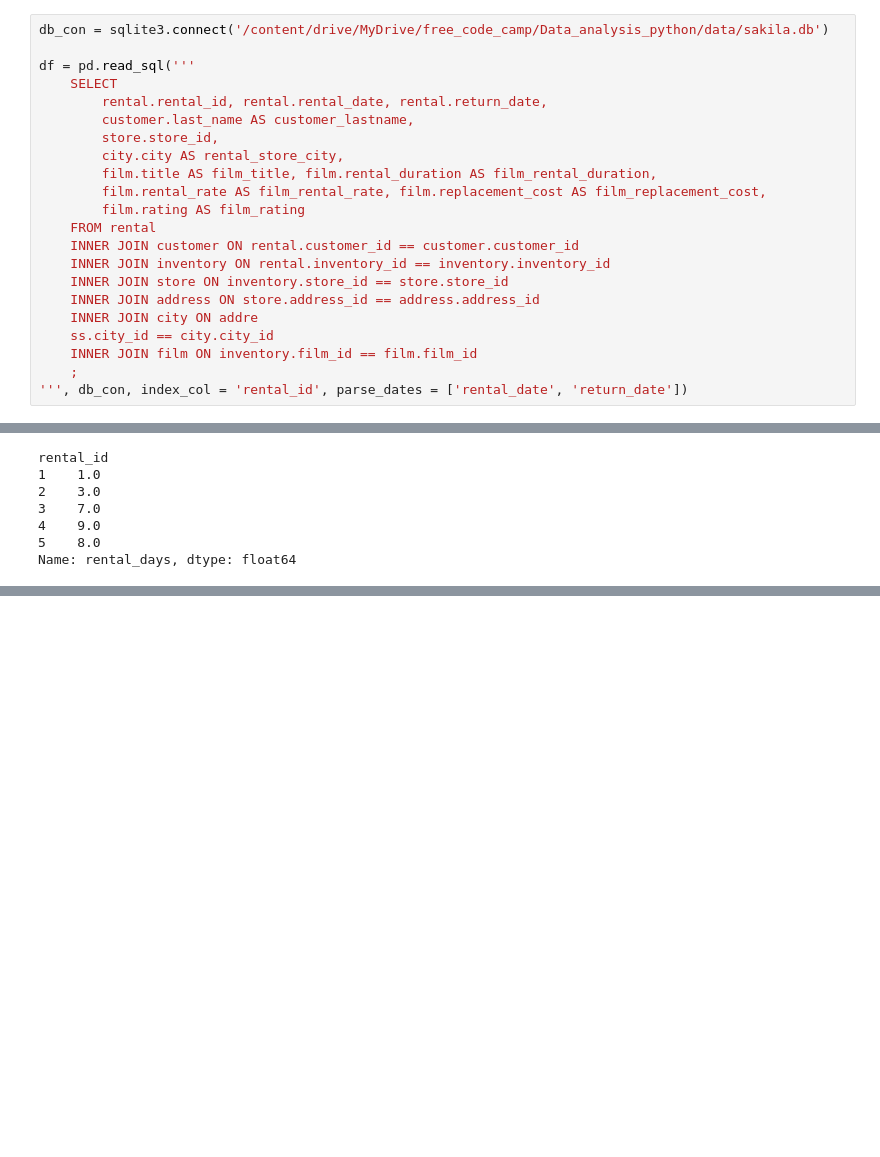
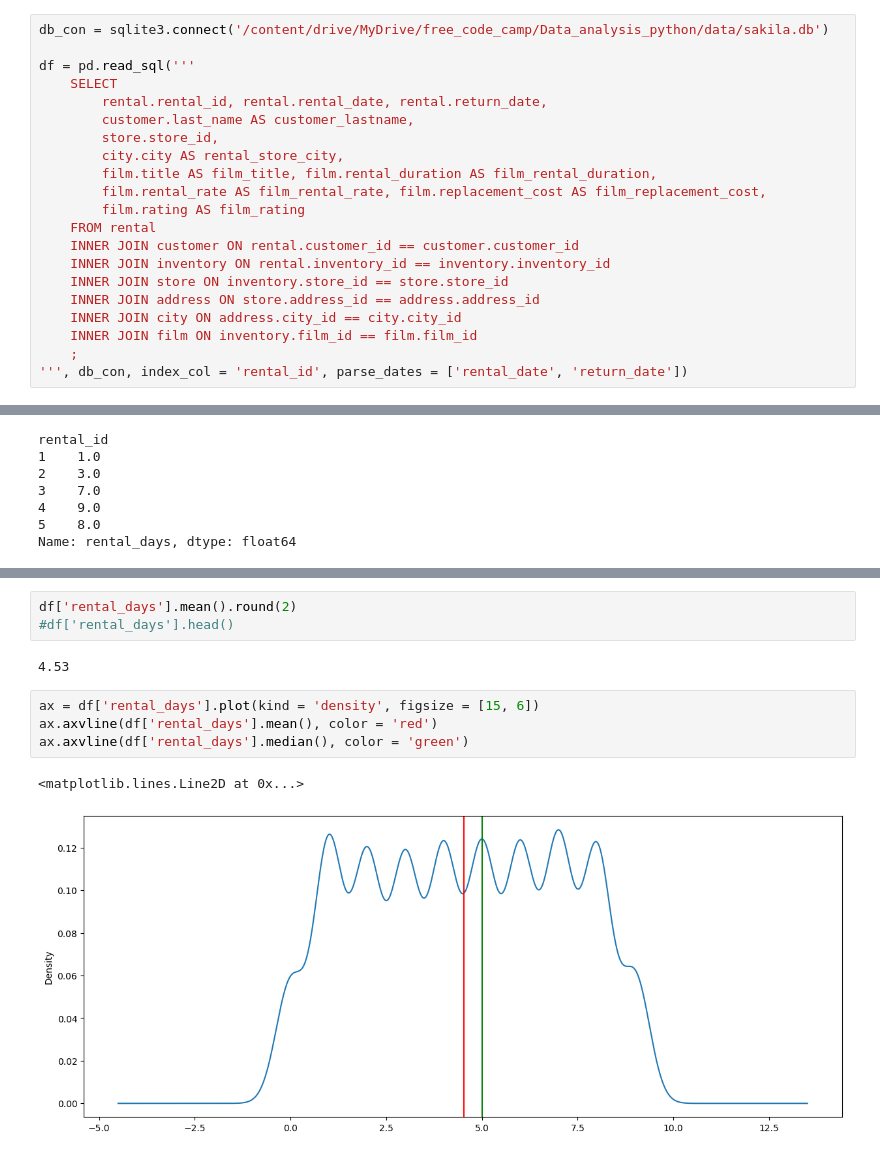
Before and after one commit to christos8566/freecodecamp_data_analysis.res, a Jupyter notebook: Exercise_2_sakila_db.ipynb, the cells around one changed output, grey strips where cells are left out. Cells and saved outputs as stored; diff of their text form; blank space fills up the shorter version.

```diff
--- a/Exercise_2_sakila_db.ipynb
+++ b/Exercise_2_sakila_db.ipynb
@@ -30,8 +32,7 @@ df = pd.read_sql('''
     INNER JOIN inventory ON rental.inventory_id == inventory.inventory_id
     INNER JOIN store ON inventory.store_id == store.store_id
     INNER JOIN address ON store.address_id == address.address_id
-    INNER JOIN city ON addre
-    ss.city_id == city.city_id
+    INNER JOIN city ON address.city_id == city.city_id
     INNER JOIN film ON inventory.film_id == film.film_id
     ;
 ''', db_con, index_col = 'rental_id', parse_dates = ['rental_date', 'return_date'])
@@ -155,0 +162,12 @@ Name: rental_days, dtype: float64
+# %%
+df['rental_days'].mean().round(2)
+#df['rental_days'].head()
+# %% [output]
+4.53
+# %%
+ax = df['rental_days'].plot(kind = 'density', figsize = [15, 6])
+ax.axvline(df['rental_days'].mean(), color = 'red')
+ax.axvline(df['rental_days'].median(), color = 'green')
+# %% [output]
+<matplotlib.lines.Line2D at 0x...>
+[figure, added]
```
Also changed, not shown: parts of 20 cells of this notebook.
